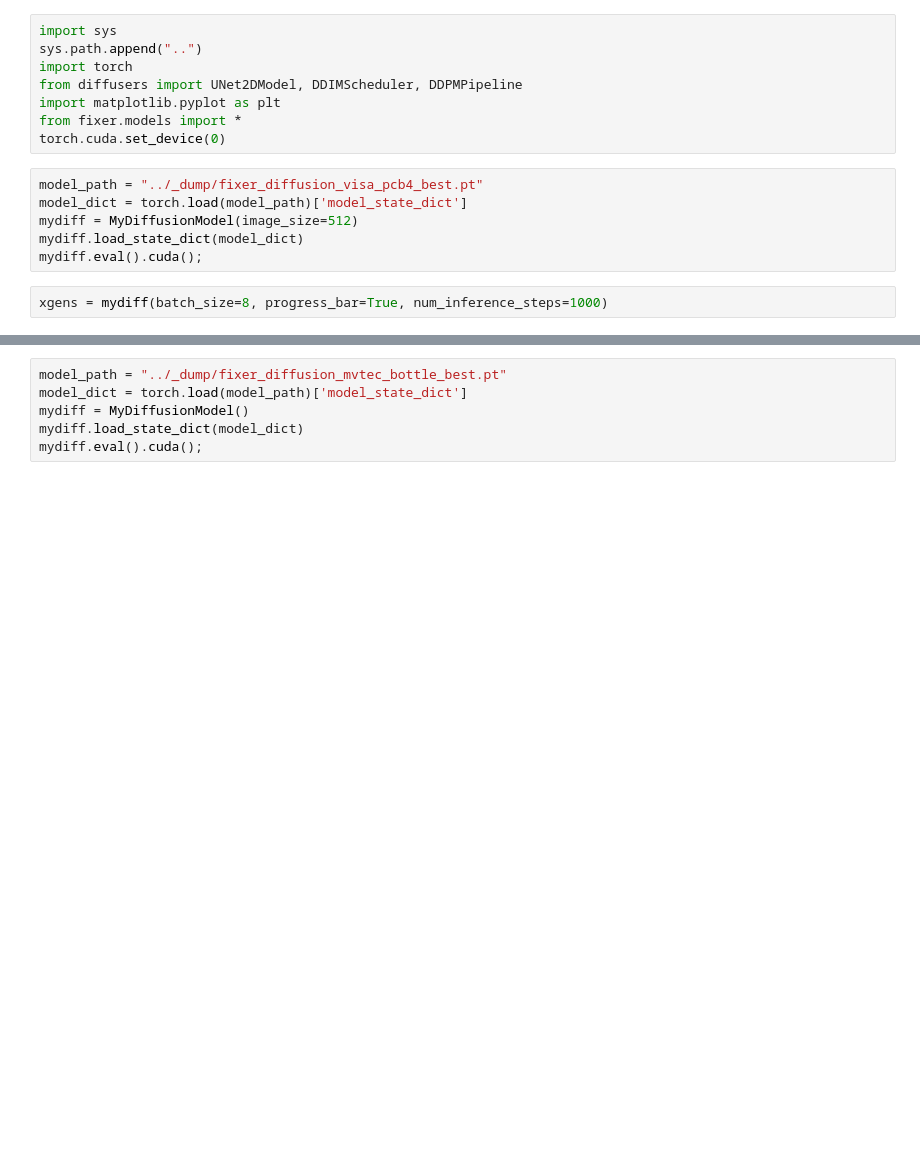
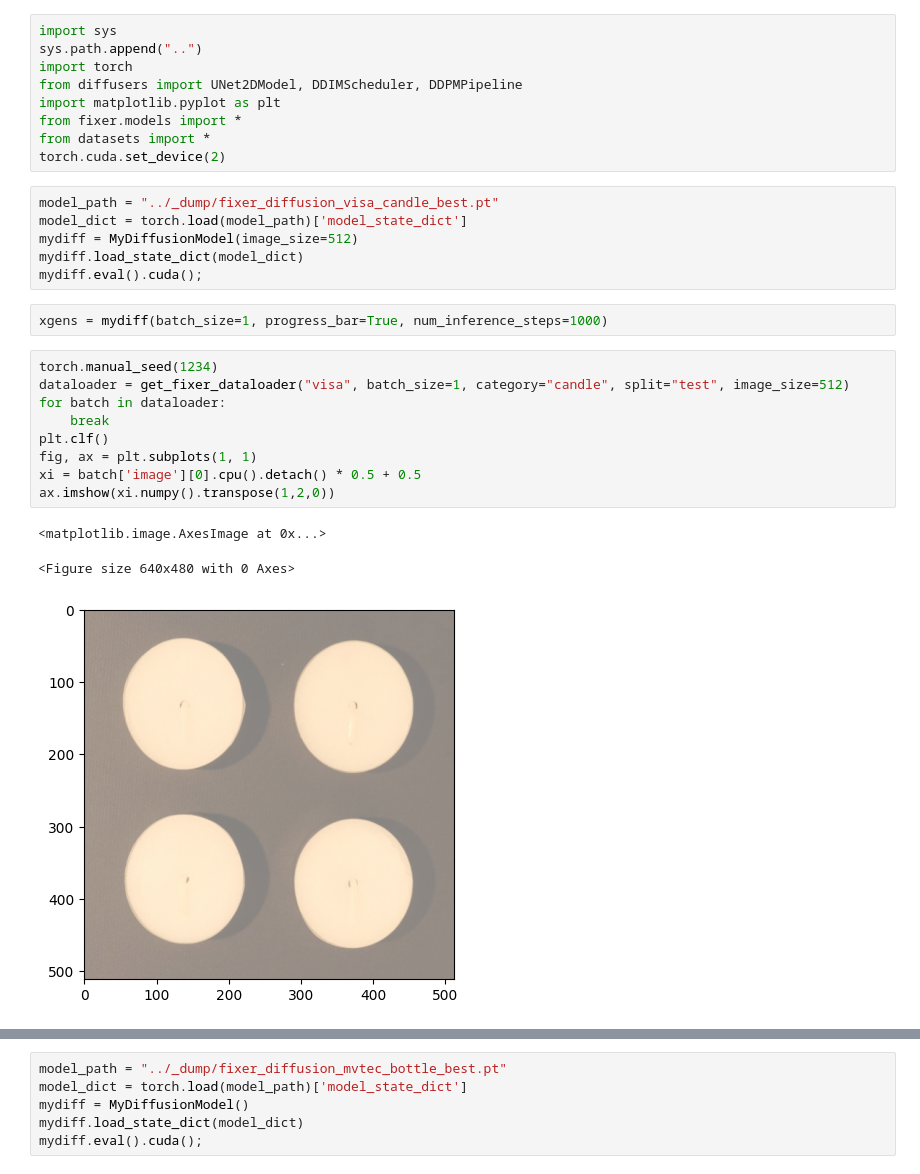
Before and after one commit to xjiae/arpro, a Jupyter notebook: notebooks/diffusion_test.ipynb, the cells around one changed output, grey strips where cells are left out. Saved outputs shown, nothing was run; the diff lists cells and outputs as text; blank space fills up the shorter version.

```diff
--- a/notebooks/diffusion_test.ipynb
+++ b/notebooks/diffusion_test.ipynb
@@ -5,13 +5,27 @@ import torch
 from diffusers import UNet2DModel, DDIMScheduler, DDPMPipeline
 import matplotlib.pyplot as plt
 from fixer.models import *
-torch.cuda.set_device(0)
+from datasets import *
+torch.cuda.set_device(2)
 # %%
-model_path = "../_dump/fixer_diffusion_visa_pcb4_best.pt"
+model_path = "../_dump/fixer_diffusion_visa_candle_best.pt"
 model_dict = torch.load(model_path)['model_state_dict']
 mydiff = MyDiffusionModel(image_size=512)
 mydiff.load_state_dict(model_dict)
 mydiff.eval().cuda();
 # %%
-xgens = mydiff(batch_size=8, progress_bar=True, num_inference_steps=1000)
+xgens = mydiff(batch_size=1, progress_bar=True, num_inference_steps=1000)
+# %%
+torch.manual_seed(1234)
+dataloader = get_fixer_dataloader("visa", batch_size=1, category="candle", split="test", image_size=512)
+for batch in dataloader:
+    break
+plt.clf()
+fig, ax = plt.subplots(1, 1)
+xi = batch['image'][0].cpu().detach() * 0.5 + 0.5
+ax.imshow(xi.numpy().transpose(1,2,0))
+# %% [output]
+<matplotlib.image.AxesImage at 0x...>
+<Figure size 640x480 with 0 Axes>
+[figure, added]
 # %%
```
Also changed, not shown: parts of 2 cells of this notebook, 24 other files.
